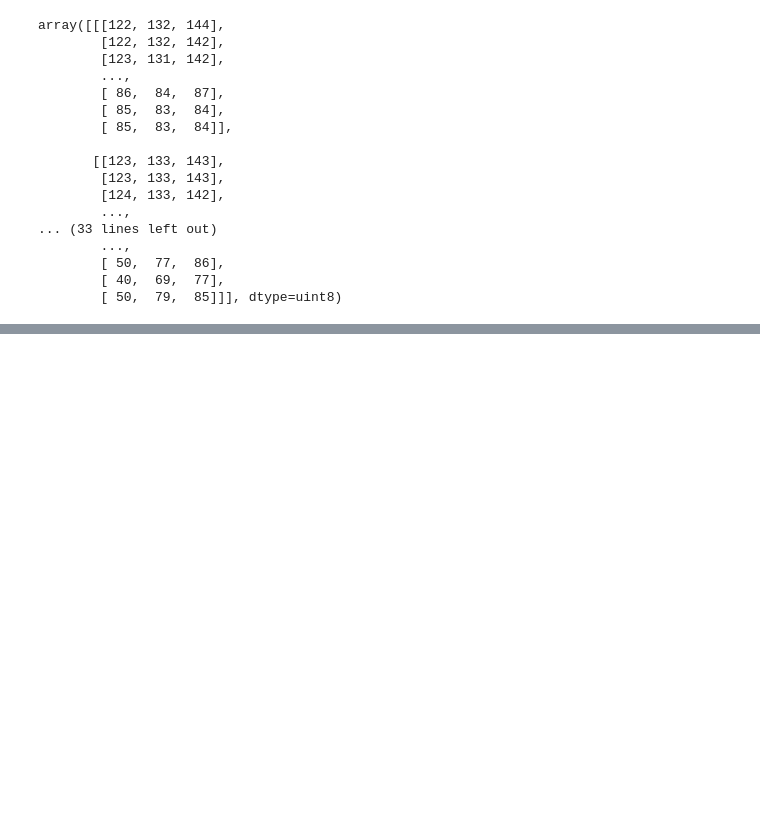
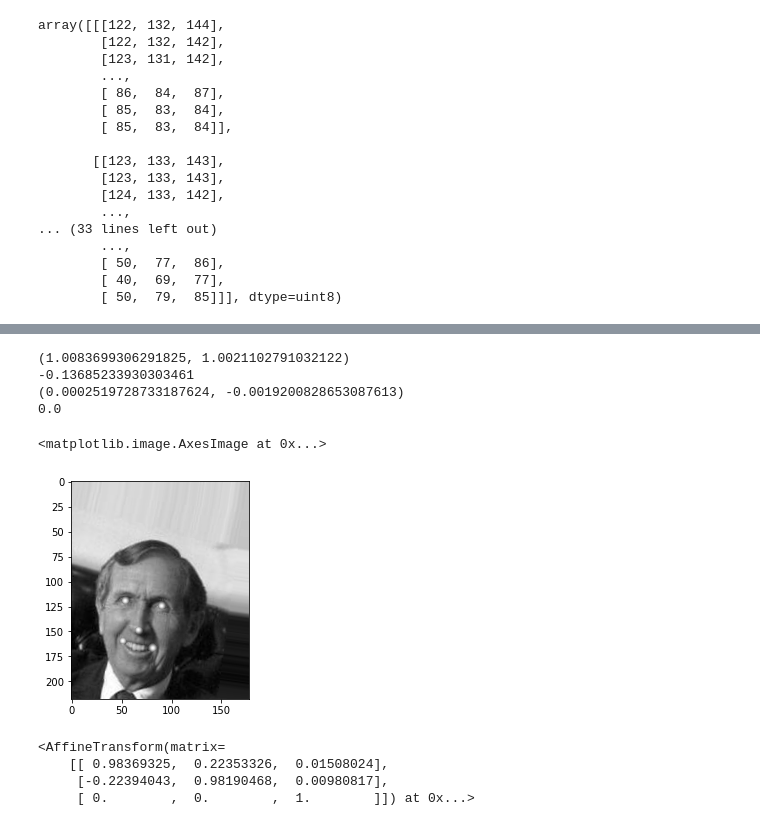
Before and after one commit to madin162/AI604_project, a Jupyter notebook: notebooks/scratch_downsample.ipynb, the cells around one changed output, grey strips where cells are left out. Saved outputs shown, nothing was run; the diff lists cells and outputs as text; code cells hidden in the pictures; blank space fills up the shorter version.

```diff
--- a/notebooks/scratch_downsample.ipynb
+++ b/notebooks/scratch_downsample.ipynb
@@ -56,0 +156,49 @@ array([[[122, 132, 144],
+# %%
+max_scale=0.01
+max_rotation=0.01
+max_shift=0.002
+max_shear=0
+mode="edge"
+# %%
+def warp_image(img_gray,hm_map,max_scale,max_rotation,max_shift,max_shear,mode):
+    scale = (np.random.uniform(1-max_scale, 1 + max_scale),
+                np.random.uniform(1-max_scale, 1 + max_scale))
+    rotation_tmp = np.random.uniform(-1*max_rotation, max_rotation)
+    translation = (np.random.uniform(-1*max_shift, max_shift),
+                    np.random.uniform(-1*max_shift, max_shift))
+    shear = np.random.uniform(-1*max_shear, max_shear)
+
+    print(scale)
+    print(np.rad2deg(rotation_tmp))
+    print(translation)
+    print(shear)
+    tform = AffineTransform(
+                scale=scale,#,
+                ## Convert angles from degrees to radians.
+                rotation=np.rad2deg(rotation_tmp),
+                translation=translation,
+                shear=np.deg2rad(shear)
+            )
+    img_gray_tf = transform.warp(img_gray, tform,mode=mode)
+    #plt.imshow(img_gray_tf,cmap='gray')
+
+    hm_map_warp = transform.warp(hm_map, tform,mode=mode)
+    #plt.imshow(hm_map_warp,cmap='gray')
+    return img_gray_tf,hm_map_warp
+
+img_gray_tf,hm_map_warp = warp_image(img_gray,hm_map,max_scale,max_rotation,max_shift,max_shear,mode='edge')
+plt.imshow(np.maximum(img_gray_tf,hm_map_warp),cmap='gray')
+# %% [output]
+(1.0083699306291825, 1.0021102791032122)
+-0.13685233930303461
+(0.0002519728733187624, -0.0019200828653087613)
+0.0
+<matplotlib.image.AxesImage at 0x...>
+[figure, added]
+# %%
+tform = transform.estimate_transform('affinity', [], []])
+# %% [output]
+<AffineTransform(matrix=
+    [[ 0.98369325,  0.22353326,  0.01508024],
+     [-0.22394043,  0.98190468,  0.00980817],
+     [ 0.        ,  0.        ,  1.        ]]) at 0x...>
```
Also changed, not shown: parts of 26 cells of this notebook, 39 other files.
